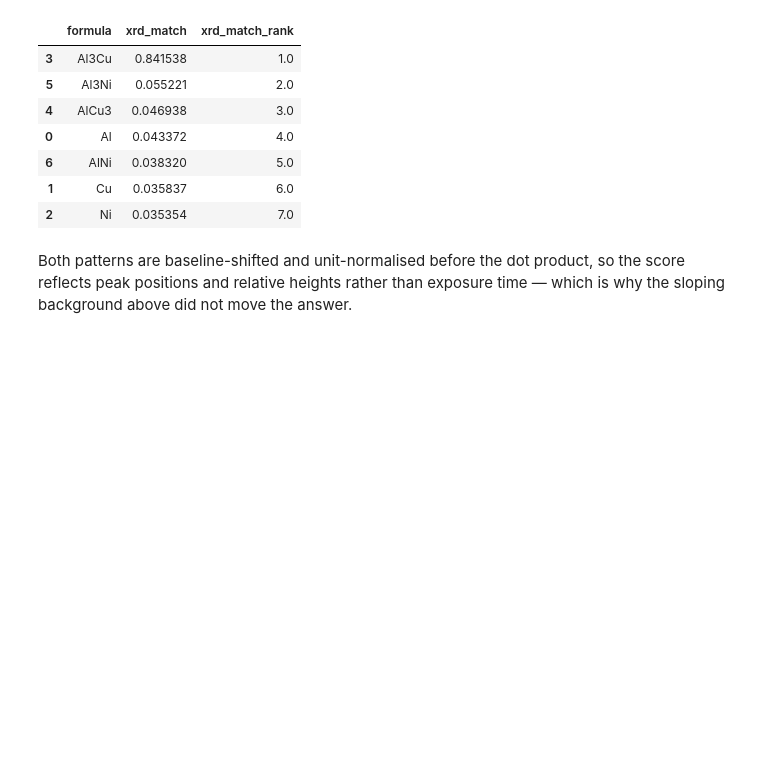
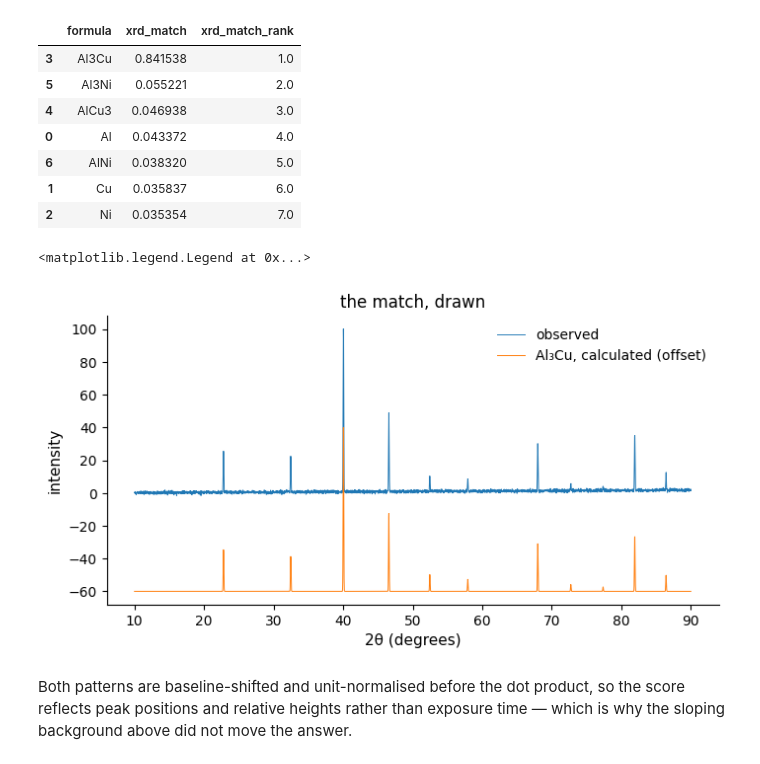
Before and after one commit to omicverse/matverse, a Jupyter notebook: matverse_guide/docs/tutorials/beyond_one_number.ipynb, the cells around one changed output. Saved outputs shown, nothing was run; the diff lists cells and outputs as text; code cells hidden in the pictures; blank space fills up the shorter version.

```diff
--- a/matverse_guide/docs/tutorials/beyond_one_number.ipynb
+++ b/matverse_guide/docs/tutorials/beyond_one_number.ipynb
@@ -306,6 +332,18 @@ md.obs[["formula", "xrd_match", "xrd_match_rank"]].sort_values("xrd_match_rank")
 | 6 | AlNi | 0.038320 | 5.0 |
 | 1 | Cu | 0.035837 | 6.0 |
 | 2 | Ni | 0.035354 | 7.0 |
+# %%
+fig, ax = plt.subplots(figsize=(8, 3.8))
+ax.plot(two_theta, observed, linewidth=0.7, label="observed")
+ax.plot(two_theta, md.obsm["xrd_calc"][3] - 60, linewidth=0.7,
+        label="Al₃Cu, calculated (offset)")
+ax.set_xlabel("2θ (degrees)")
+ax.set_ylabel("intensity")
+ax.set_title("the match, drawn")
+ax.legend()
+# %% [output]
+<matplotlib.legend.Legend at 0x...>
+[figure, added]
 # %% [markdown]
 Both patterns are baseline-shifted and unit-normalised before the dot product,
 so the score reflects peak positions and relative heights rather than exposure
```
Also changed, not shown: parts of 6 cells of this notebook, 10 other files.
